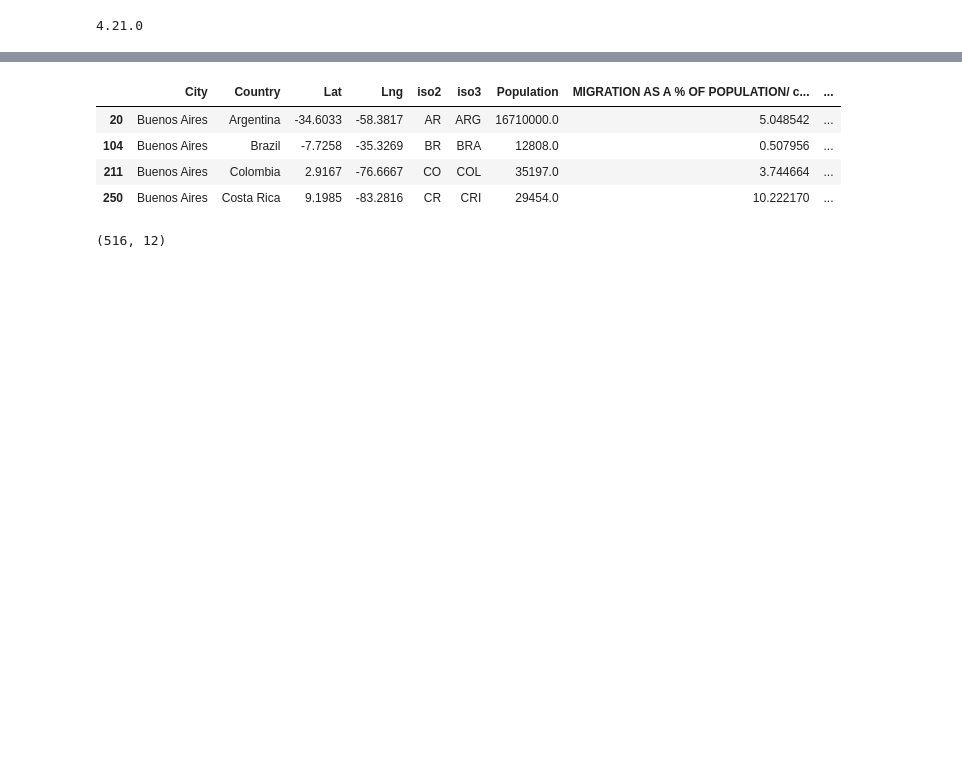
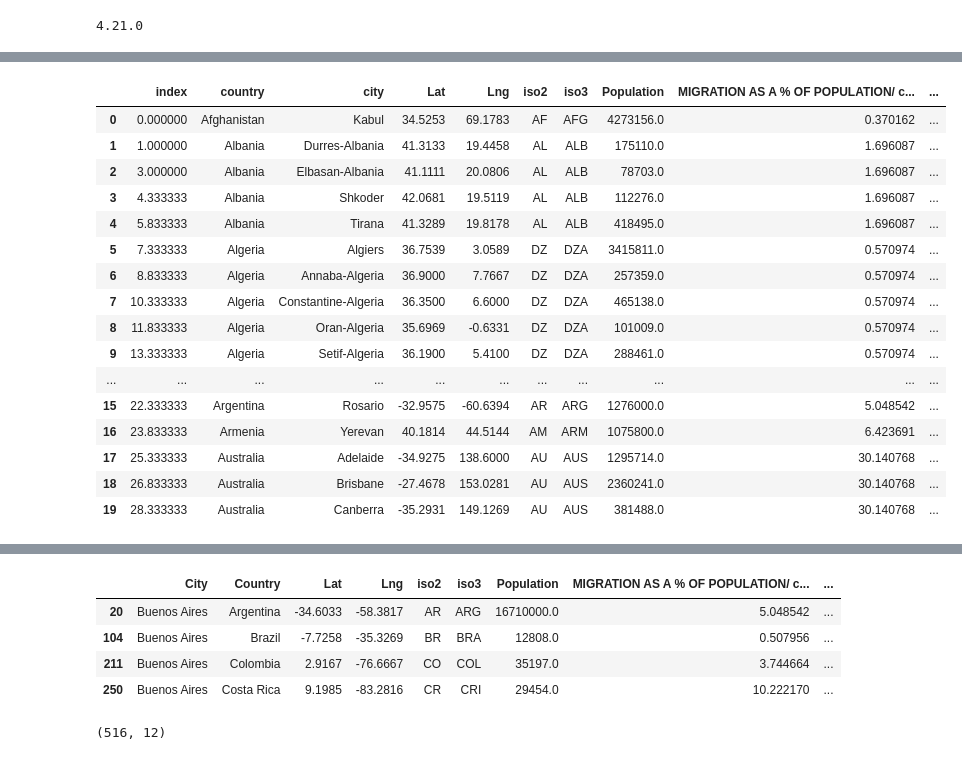
Before and after one commit to ronmaccms/DE_Team, a Jupyter notebook: new_scraping_scripts/scrape_migration.ipynb, the cells around one changed output, grey strips where cells are left out. Cells and saved outputs as stored; diff of their text form; code cells hidden in the pictures; blank space fills up the shorter version.

```diff
--- a/new_scraping_scripts/scrape_migration.ipynb
+++ b/new_scraping_scripts/scrape_migration.ipynb
@@ -61,6 +70,26 @@ df_capital_all = pd.DataFrame(columns=[
     'traffic_commute_time_index',
     'quality_of_life_index'
 ])
+# %%
+df.shpe(20)
+# %% [output]
+|  | index | country | city | Lat | Lng | iso2 | iso3 | Population | MIGRATION AS A % OF POPULATION/ c... | ... |
+| 0 | 0.000000 | Afghanistan | Kabul | 34.5253 | 69.1783 | AF | AFG | 4273156.0 | 0.370162 | ... |
+| 1 | 1.000000 | Albania | Durres-Albania | 41.3133 | 19.4458 | AL | ALB | 175110.0 | 1.696087 | ... |
+| 2 | 3.000000 | Albania | Elbasan-Albania | 41.1111 | 20.0806 | AL | ALB | 78703.0 | 1.696087 | ... |
+| 3 | 4.333333 | Albania | Shkoder | 42.0681 | 19.5119 | AL | ALB | 112276.0 | 1.696087 | ... |
+| 4 | 5.833333 | Albania | Tirana | 41.3289 | 19.8178 | AL | ALB | 418495.0 | 1.696087 | ... |
+| 5 | 7.333333 | Algeria | Algiers | 36.7539 | 3.0589 | DZ | DZA | 3415811.0 | 0.570974 | ... |
+| 6 | 8.833333 | Algeria | Annaba-Algeria | 36.9000 | 7.7667 | DZ | DZA | 257359.0 | 0.570974 | ... |
+| 7 | 10.333333 | Algeria | Constantine-Algeria | 36.3500 | 6.6000 | DZ | DZA | 465138.0 | 0.570974 | ... |
+| 8 | 11.833333 | Algeria | Oran-Algeria | 35.6969 | -0.6331 | DZ | DZA | 101009.0 | 0.570974 | ... |
+| 9 | 13.333333 | Algeria | Setif-Algeria | 36.1900 | 5.4100 | DZ | DZA | 288461.0 | 0.570974 | ... |
+| ... | ... | ... | ... | ... | ... | ... | ... | ... | ... | ... |
+| 15 | 22.333333 | Argentina | Rosario | -32.9575 | -60.6394 | AR | ARG | 1276000.0 | 5.048542 | ... |
+| 16 | 23.833333 | Armenia | Yerevan | 40.1814 | 44.5144 | AM | ARM | 1075800.0 | 6.423691 | ... |
+| 17 | 25.333333 | Australia | Adelaide | -34.9275 | 138.6000 | AU | AUS | 1295714.0 | 30.140768 | ... |
+| 18 | 26.833333 | Australia | Brisbane | -27.4678 | 153.0281 | AU | AUS | 2360241.0 | 30.140768 | ... |
+| 19 | 28.333333 | Australia | Canberra | -35.2931 | 149.1269 | AU | AUS | 381488.0 | 30.140768 | ... |
 # %%
 # Fetch data using Selenium
 
```
Also changed, not shown: parts of 5 cells of this notebook, 6 other files.
